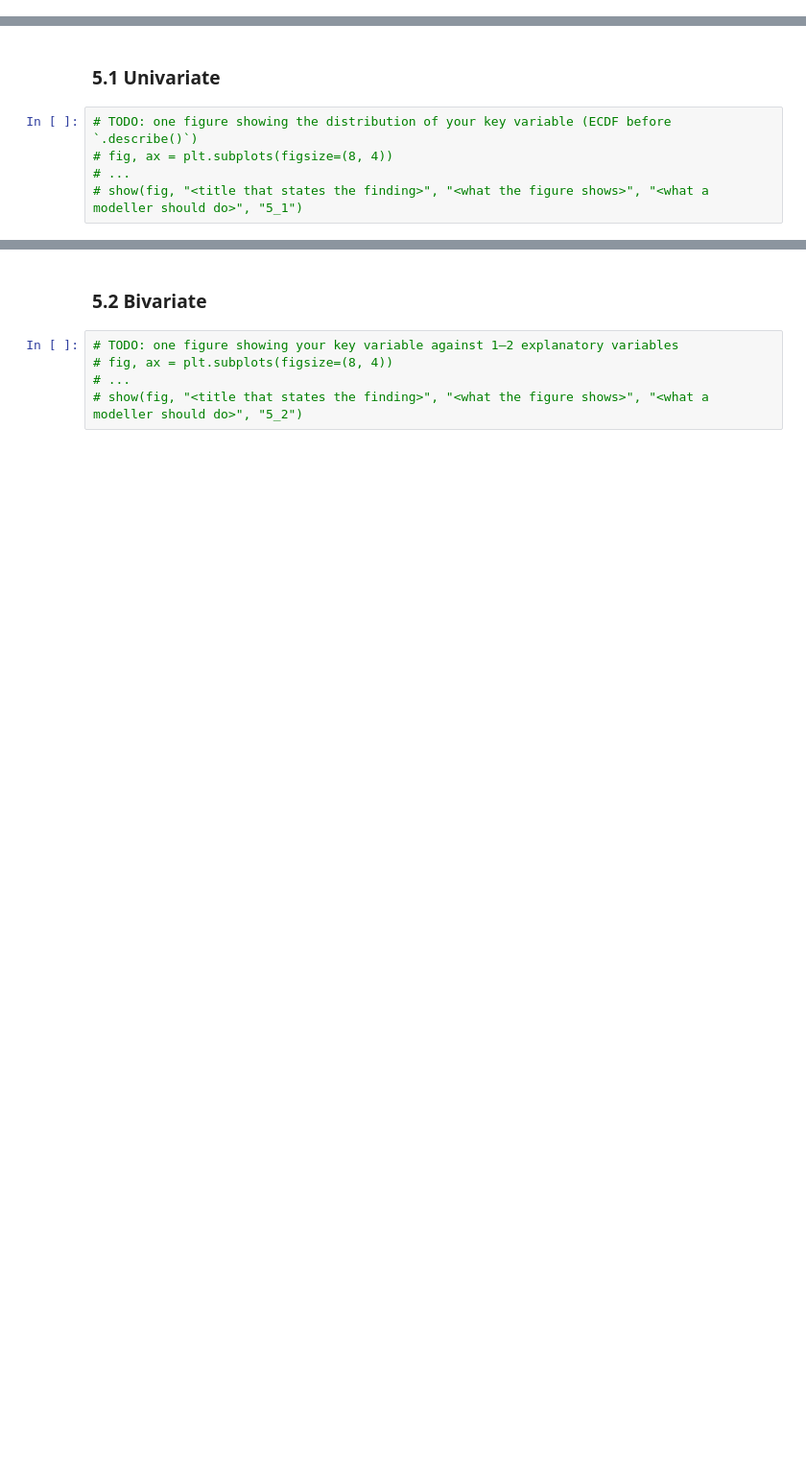
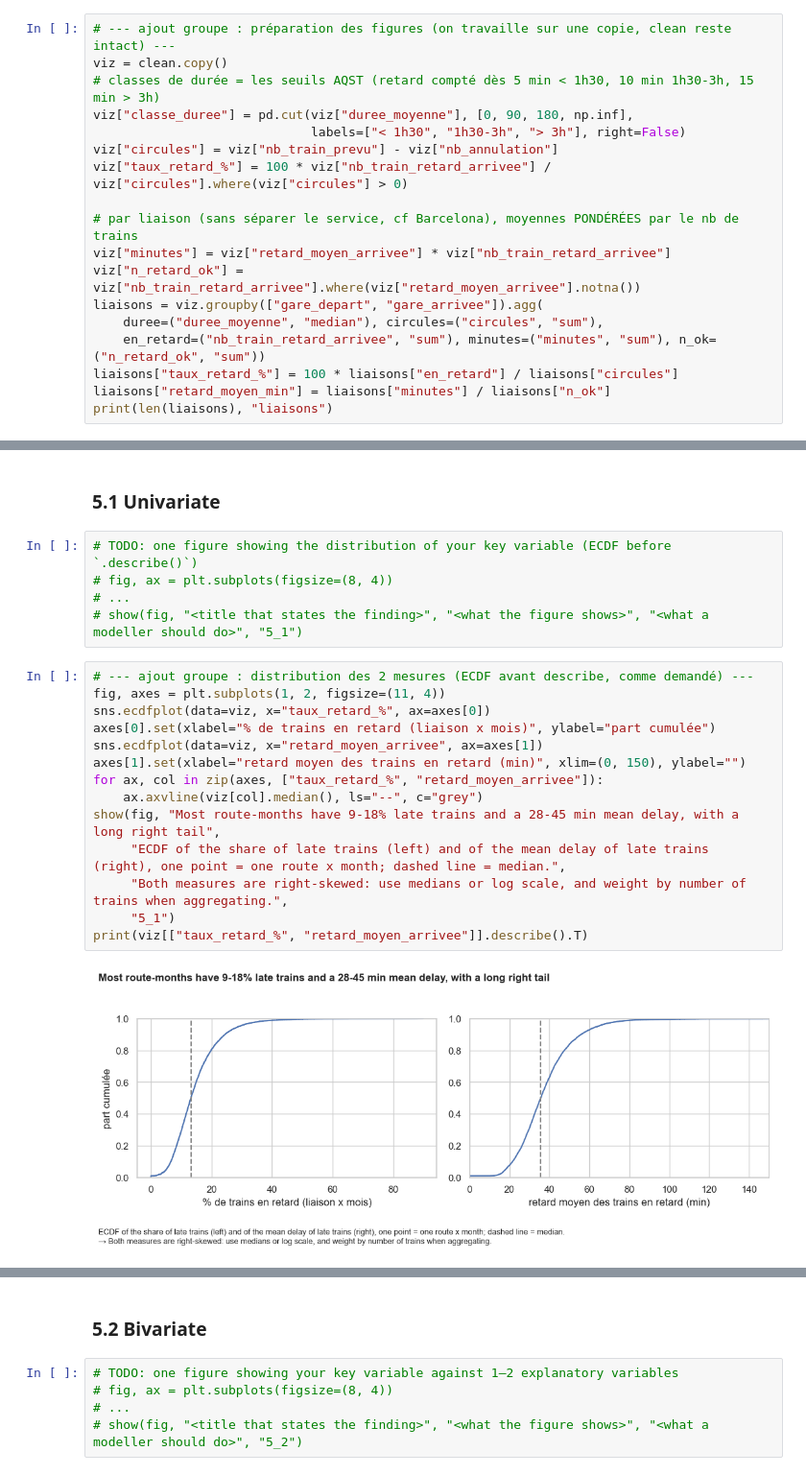
Before and after one commit to sarah-benaddad/tgv-punctuality-eda, a Jupyter notebook: project_04_tgv_punctuality.ipynb, the cells around one changed output, grey strips where cells are left out. Shown at 96% size. Drawn from its saved outputs; the diff is of its cells as text; blank space fills up the shorter version.

Commit message:
Sections 5-6: figures, findings, clean schema, stable fingerprint

```diff
--- a/project_04_tgv_punctuality.ipynb
+++ b/project_04_tgv_punctuality.ipynb
@@ -816,0 +817,18 @@ clean = df.copy()      # TODO: this should be your cleaned data after Section 4
+# %%
+# --- ajout groupe : préparation des figures (on travaille sur une copie, clean reste intact) ---
+viz = clean.copy()
+# classes de durée = les seuils AQST (retard compté dès 5 min < 1h30, 10 min 1h30-3h, 15 min > 3h)
+viz["classe_duree"] = pd.cut(viz["duree_moyenne"], [0, 90, 180, np.inf],
+                             labels=["< 1h30", "1h30-3h", "> 3h"], right=False)
+viz["circules"] = viz["nb_train_prevu"] - viz["nb_annulation"]
+viz["taux_retard_%"] = 100 * viz["nb_train_retard_arrivee"] / viz["circules"].where(viz["circules"] > 0)
+
+# par liaison (sans séparer le service, cf Barcelona), moyennes PONDÉRÉES par le nb de trains
+viz["minutes"] = viz["retard_moyen_arrivee"] * viz["nb_train_retard_arrivee"]
+viz["n_retard_ok"] = viz["nb_train_retard_arrivee"].where(viz["retard_moyen_arrivee"].notna())
+liaisons = viz.groupby(["gare_depart", "gare_arrivee"]).agg(
+    duree=("duree_moyenne", "median"), circules=("circules", "sum"),
+    en_retard=("nb_train_retard_arrivee", "sum"), minutes=("minutes", "sum"), n_ok=("n_retard_ok", "sum"))
+liaisons["taux_retard_%"] = 100 * liaisons["en_retard"] / liaisons["circules"]
+liaisons["retard_moyen_min"] = liaisons["minutes"] / liaisons["n_ok"]
+print(len(liaisons), "liaisons")
@@ -821,3 +841,19 @@ clean = df.copy()      # TODO: this should be your cleaned data after Section 4
 # fig, ax = plt.subplots(figsize=(8, 4))
 # ...
 # show(fig, "<title that states the finding>", "<what the figure shows>", "<what a modeller should do>", "5_1")
+# %%
+# --- ajout groupe : distribution des 2 mesures (ECDF avant describe, comme demandé) ---
+fig, axes = plt.subplots(1, 2, figsize=(11, 4))
+sns.ecdfplot(data=viz, x="taux_retard_%", ax=axes[0])
+axes[0].set(xlabel="% de trains en retard (liaison x mois)", ylabel="part cumulée")
+sns.ecdfplot(data=viz, x="retard_moyen_arrivee", ax=axes[1])
+axes[1].set(xlabel="retard moyen des trains en retard (min)", xlim=(0, 150), ylabel="")
+for ax, col in zip(axes, ["taux_retard_%", "retard_moyen_arrivee"]):
+    ax.axvline(viz[col].median(), ls="--", c="grey")
+show(fig, "Most route-months have 9-18% late trains and a 28-45 min mean delay, with a long right tail",
+     "ECDF of the share of late trains (left) and of the mean delay of late trains (right), one point = one route x month; dashed line = median.",
+     "Both measures are right-skewed: use medians or log scale, and weight by number of trains when aggregating.",
+     "5_1")
+print(viz[["taux_retard_%", "retard_moyen_arrivee"]].describe().T)
+# %% [output]
+[figure, added]
```
Also changed, not shown: parts of 9 cells of this notebook, 5 other files.
